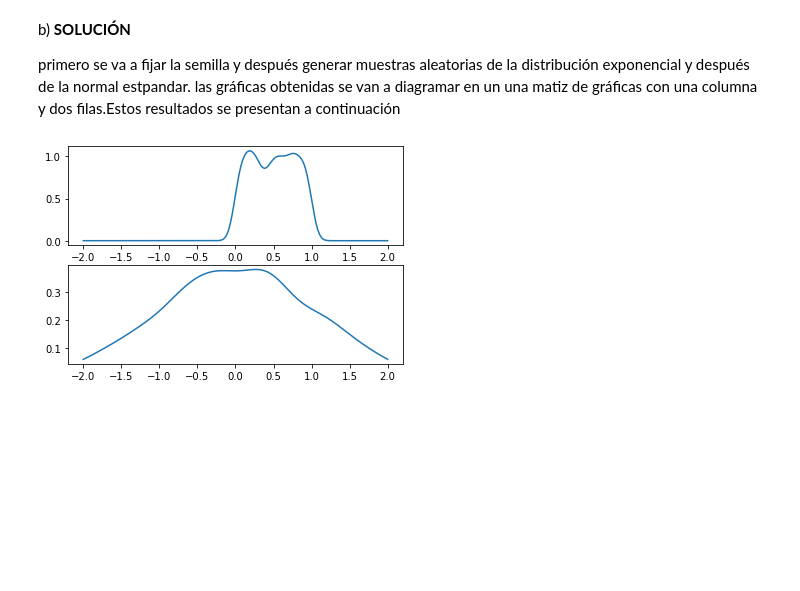
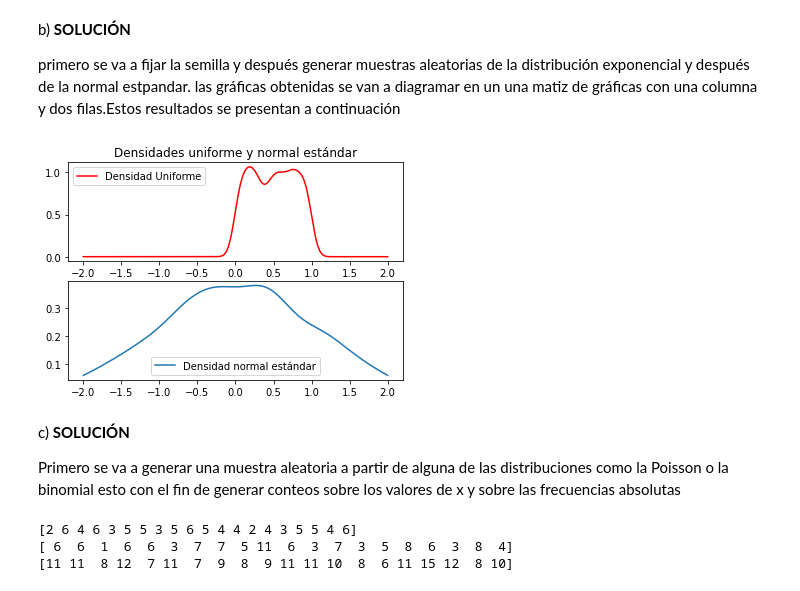
Before and after one commit to vichacker1234/Proyectos_IA, a Jupyter notebook: Libreria_matplot_lib.ipynb, the cells around one changed output. Saved outputs shown, nothing was run; the diff lists cells and outputs as text; code cells hidden in the pictures; blank space fills up the shorter version.

```diff
--- a/Libreria_matplot_lib.ipynb
+++ b/Libreria_matplot_lib.ipynb
@@ -718,28 +719,58 @@ primero se va a fijar la semilla y después generar muestras aleatorias de la di
 # %%
 from numpy.core.fromnumeric import size
 #Primero se fija la semilla
 np.random.seed(15753)
 
 x=np.linspace(-2,2,1000)
 #Ahora se generan las muestras de la distribución exponencial
 m1=np.random.uniform(0,1,1000)
 #Se imprimen la muestra de tamaño 1000
 density1=kde.gaussian_kde(m1)
 z2=density1(x)
 #ahora vamos a graficar la función
 
 
 #En este punto se va a construir la muestra de la distribución normal estándar
 m2=np.random.randn(1000)
 density2= kde.gaussian_kde(m2)
 
 y=density2(x)
 
+
 plt.figure()
+
 plt.subplot(2, 1, 1)
-plt.plot(x,z2)
+plt.title('Densidades uniforme y normal estándar')
+plt.plot(x,z2,label='Densidad Uniforme',color='red')
+plt.legend()
 plt.subplot(2, 1, 2)
-plt.plot(x,y)
+plt.plot(x,y,label='Densidad normal estándar')
+plt.legend()
+
 plt.show()
 # %% [output]
-[figure, old version]
+[figure, new version]
+# %% [markdown]
+c) **SOLUCIÓN**
+
+
+Primero se va a generar una muestra aleatoria a partir de alguna de las distribuciones como la Poisson o la binomial esto con el fin de generar conteos sobre los valores de x y sobre las frecuencias absolutas
+# %%
+Nivel_educación=['Primaria','Secundaria','Universitario']
+
+#Se define ls semilla
+#np.random.seed(1475)
+#Número de estudiantes que pertenecen a sus respectivas categorías
+freq_primaria=np.random.binomial(20,0.2,20)
+freq_secundaria=np.random.binomial(20,0.3,20)
+freq_universidad=np.random.binomial(20,0.5,20)
+
+print(freq_primaria)
+print(freq_secundaria)
+print(freq_universidad)
+
+#Se construye
+# %% [output]
+[2 6 4 6 3 5 5 3 5 6 5 4 4 2 4 3 5 5 4 6]
+[ 6  6  1  6  6  3  7  7  5 11  6  3  7  3  5  8  6  3  8  4]
+[11 11  8 12  7 11  7  9  8  9 11 11 10  8  6 11 15 12  8 10]
```
Also changed, not shown: parts of 1 cell of this notebook.
